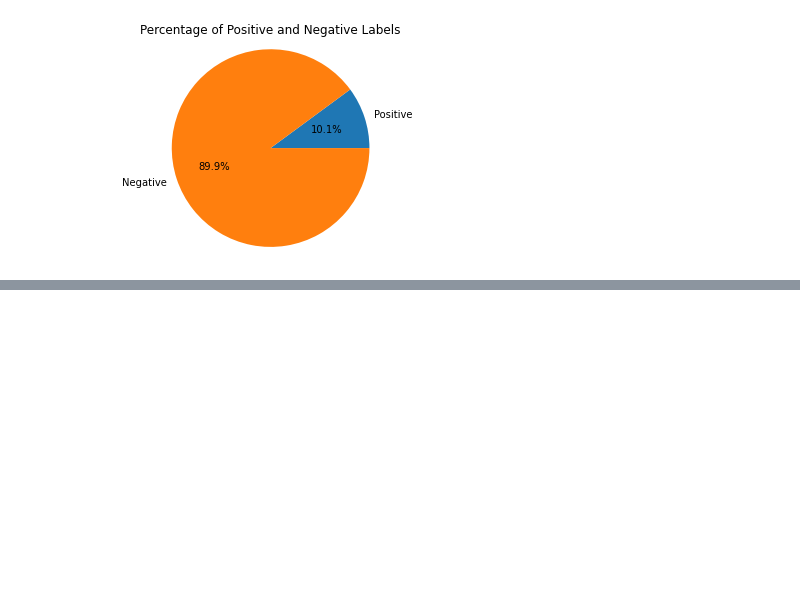
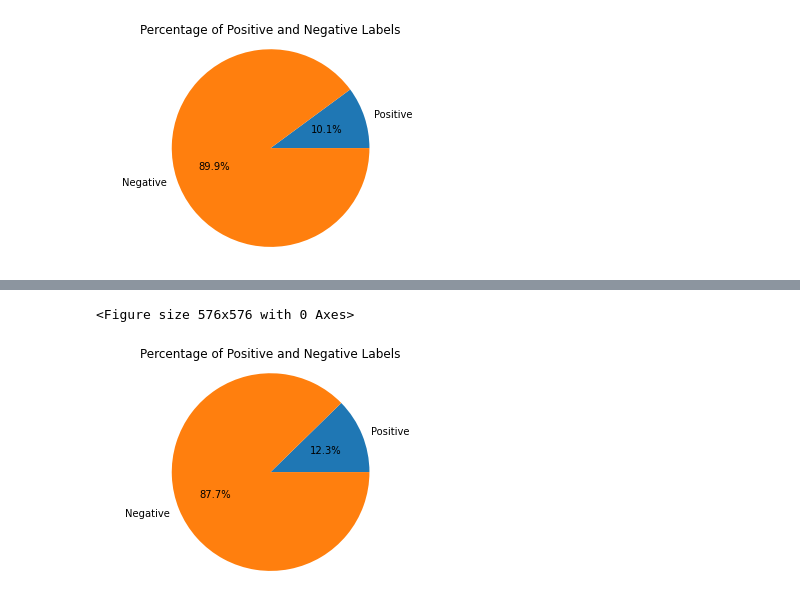
Before and after one commit to Nim-ah/MIE1624-Course-Project, a Jupyter notebook: 1624_Sentiment_Analysis.ipynb, the cells around one changed output, grey strips where cells are left out. Drawn from its saved outputs; the diff is of its cells as text; code cells hidden in the pictures; blank space fills up the shorter version.

```diff
--- a/1624_Sentiment_Analysis.ipynb
+++ b/1624_Sentiment_Analysis.ipynb
@@ -517,0 +551,6 @@ pie_plot(news_df['score'])
+# %%
+add_sentiment_score(elon_reply_df, 'cleaned')
+pie_plot(elon_reply_df['score'])
+# %% [output]
+<Figure size 576x576 with 0 Axes>
+[figure, added]
```
Also changed, not shown: parts of 7 cells of this notebook.
